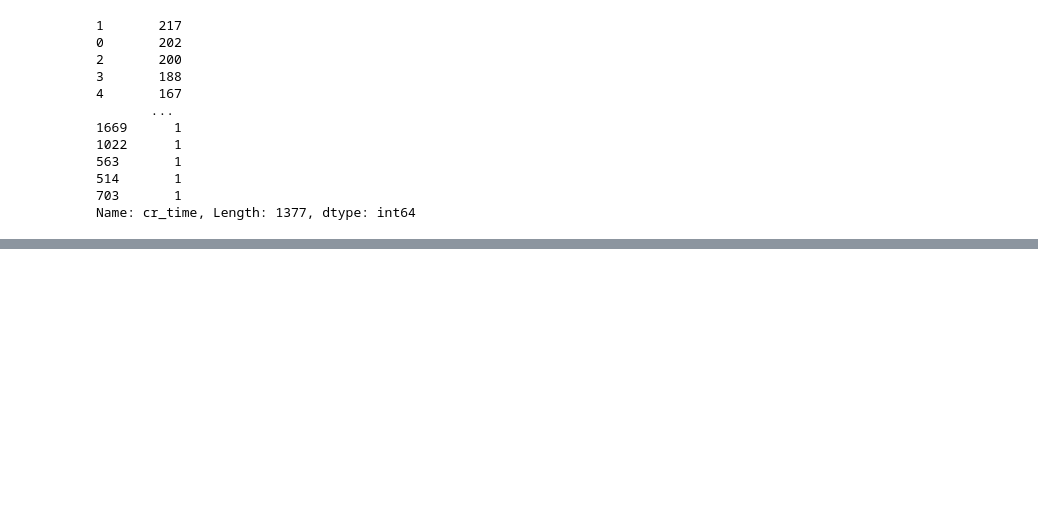
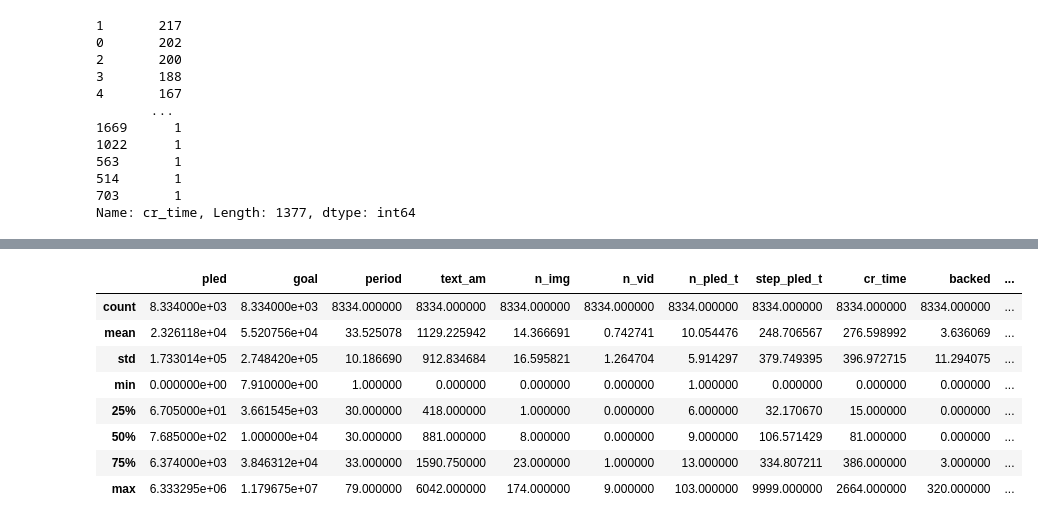
Before and after one commit to Yue2u/DANO-olympiade, a Jupyter notebook: DANO_2(05_12).ipynb, the cells around one changed output, grey strips where cells are left out. Cells and saved outputs as stored; diff of their text form; code cells hidden in the pictures; blank space fills up the shorter version.

```diff
--- a/DANO_2(05_12).ipynb
+++ b/DANO_2(05_12).ipynb
@@ -252,0 +243,13 @@ df.describe()
+# %%
+# Описательная статистика
+df[numeric_columns].describe()
+# %% [output]
+|  | pled | goal | period | text_am | n_img | n_vid | n_pled_t | step_pled_t | cr_time | backed | ... |
+| count | 8.334000e+03 | 8.334000e+03 | 8334.000000 | 8334.000000 | 8334.000000 | 8334.000000 | 8334.000000 | 8334.000000 | 8334.000000 | 8334.000000 | ... |
+| mean | 2.326118e+04 | 5.520756e+04 | 33.525078 | 1129.225942 | 14.366691 | 0.742741 | 10.054476 | 248.706567 | 276.598992 | 3.636069 | ... |
+| std | 1.733014e+05 | 2.748420e+05 | 10.186690 | 912.834684 | 16.595821 | 1.264704 | 5.914297 | 379.749395 | 396.972715 | 11.294075 | ... |
+| min | 0.000000e+00 | 7.910000e+00 | 1.000000 | 0.000000 | 0.000000 | 0.000000 | 1.000000 | 0.000000 | 0.000000 | 0.000000 | ... |
+| 25% | 6.705000e+01 | 3.661545e+03 | 30.000000 | 418.000000 | 1.000000 | 0.000000 | 6.000000 | 32.170670 | 15.000000 | 0.000000 | ... |
+| 50% | 7.685000e+02 | 1.000000e+04 | 30.000000 | 881.000000 | 8.000000 | 0.000000 | 9.000000 | 106.571429 | 81.000000 | 0.000000 | ... |
+| 75% | 6.374000e+03 | 3.846312e+04 | 33.000000 | 1590.750000 | 23.000000 | 1.000000 | 13.000000 | 334.807211 | 386.000000 | 3.000000 | ... |
+| max | 6.333295e+06 | 1.179675e+07 | 79.000000 | 6042.000000 | 174.000000 | 9.000000 | 103.000000 | 9999.000000 | 2664.000000 | 320.000000 | ... |
```
Also changed, not shown: parts of 14 cells of this notebook.
